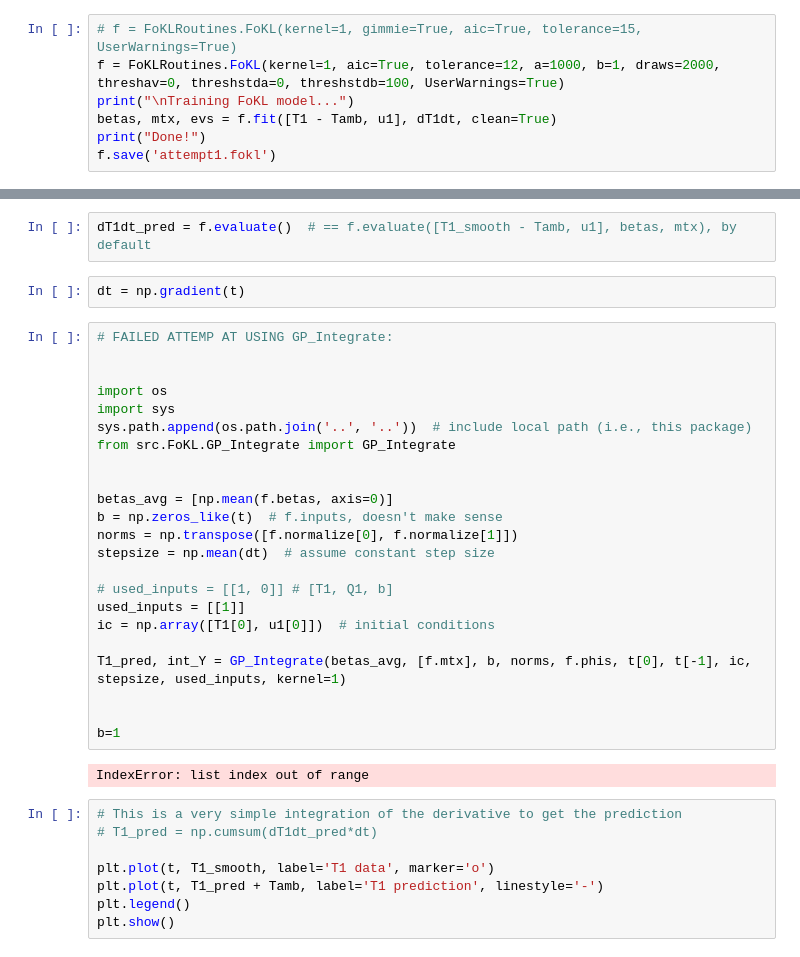
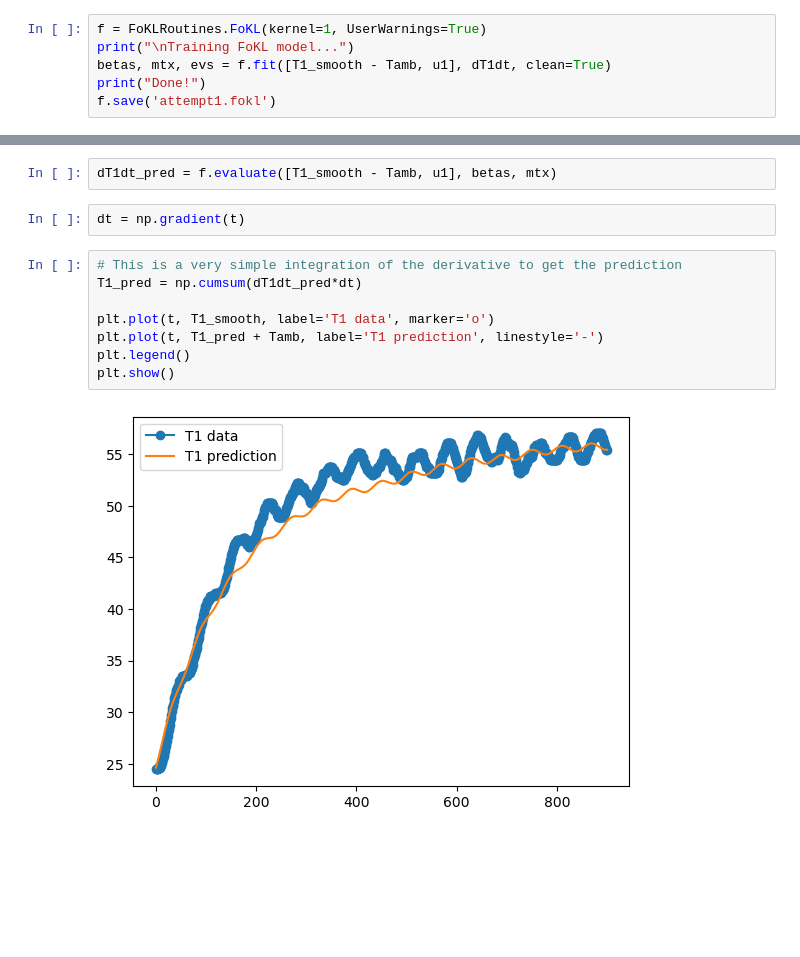
Before and after one commit to jakekrell/FoKL-GPy, a Jupyter notebook: examples/pyomo_tclab/pyomo_tclab_v1.ipynb, the cells around one changed output, grey strips where cells are left out. Saved outputs shown, nothing was run; the diff lists cells and outputs as text; blank space fills up the shorter version.

```diff
--- a/examples/pyomo_tclab/pyomo_tclab_v1.ipynb
+++ b/examples/pyomo_tclab/pyomo_tclab_v1.ipynb
@@ -98,10 +81,9 @@ plt.show()
 # %% [markdown]
 ## Train Model
 # %%
-# f = FoKLRoutines.FoKL(kernel=1, gimmie=True, aic=True, tolerance=15, UserWarnings=True)
-f = FoKLRoutines.FoKL(kernel=1, aic=True, tolerance=12, a=1000, b=1, draws=2000, threshav=0, threshstda=0, threshstdb=100, UserWarnings=True)
+f = FoKLRoutines.FoKL(kernel=1, UserWarnings=True)
 print("\nTraining FoKL model...")
-betas, mtx, evs = f.fit([T1 - Tamb, u1], dT1dt, clean=True)
+betas, mtx, evs = f.fit([T1_smooth - Tamb, u1], dT1dt, clean=True)
 print("Done!")
 f.save('attempt1.fokl')
 # %% [output]
@@ -132,37 +100,14 @@ _ = f.coverage3(plot=True, xlabel='t', xaxis=t, ylabel='y')
 # %%
-dT1dt_pred = f.evaluate()  # == f.evaluate([T1_smooth - Tamb, u1], betas, mtx), by default
+dT1dt_pred = f.evaluate([T1_smooth - Tamb, u1], betas, mtx)
 # %%
 dt = np.gradient(t)
-# %%
-# FAILED ATTEMP AT USING GP_Integrate:
-
-
-import os
-import sys
-sys.path.append(os.path.join('..', '..'))  # include local path (i.e., this package)
-from src.FoKL.GP_Integrate import GP_Integrate
-
-
-betas_avg = [np.mean(f.betas, axis=0)]
-b = np.zeros_like(t)  # f.inputs, doesn't make sense
-norms = np.transpose([f.normalize[0], f.normalize[1]])
-stepsize = np.mean(dt)  # assume constant step size
-
-# used_inputs = [[1, 0]] # [T1, Q1, b]
-used_inputs = [[1]]
-ic = np.array([T1[0], u1[0]])  # initial conditions
-
-T1_pred, int_Y = GP_Integrate(betas_avg, [f.mtx], b, norms, f.phis, t[0], t[-1], ic, stepsize, used_inputs, kernel=1)
-
-
-b=1
-# %% [output]
-IndexError: list index out of range
 # %%
 # This is a very simple integration of the derivative to get the prediction
-# T1_pred = np.cumsum(dT1dt_pred*dt)
+T1_pred = np.cumsum(dT1dt_pred*dt)
 
 plt.plot(t, T1_smooth, label='T1 data', marker='o')
 plt.plot(t, T1_pred + Tamb, label='T1 prediction', linestyle='-')
 plt.legend()
 plt.show()
+# %% [output]
+[figure, added]
```
Also changed, not shown: parts of 4 cells of this notebook.
